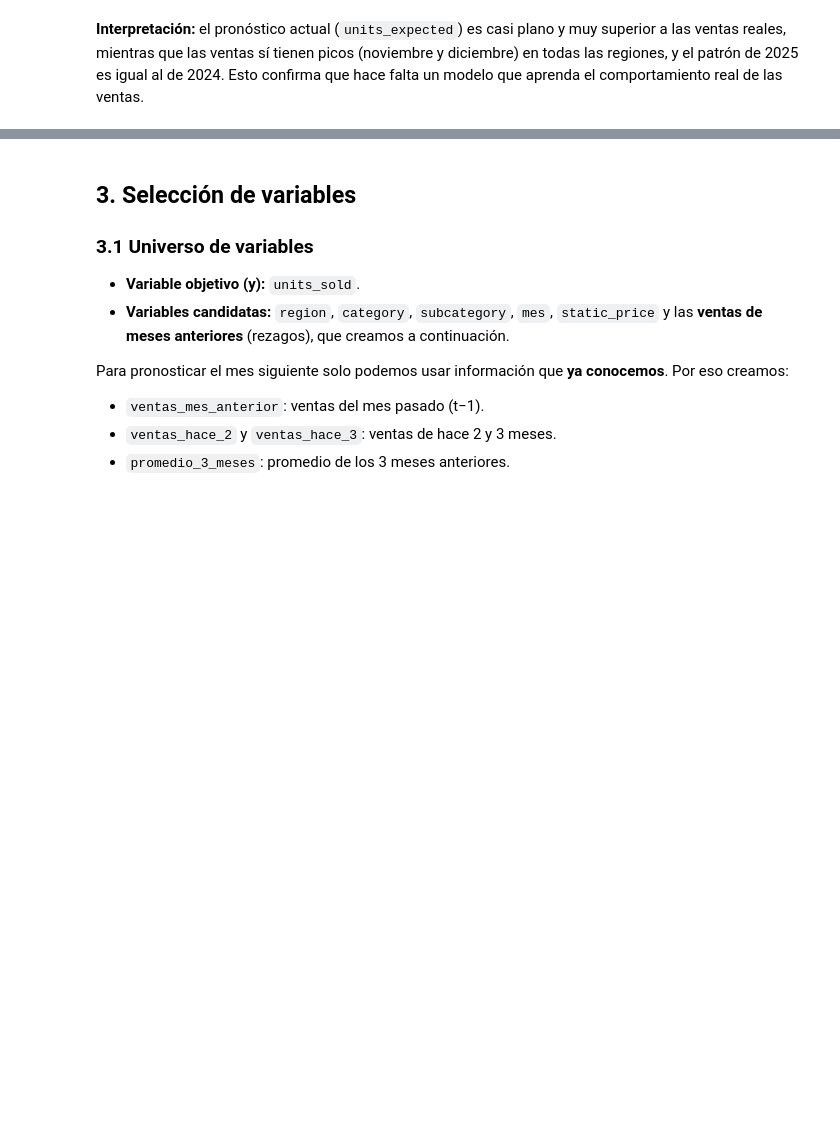
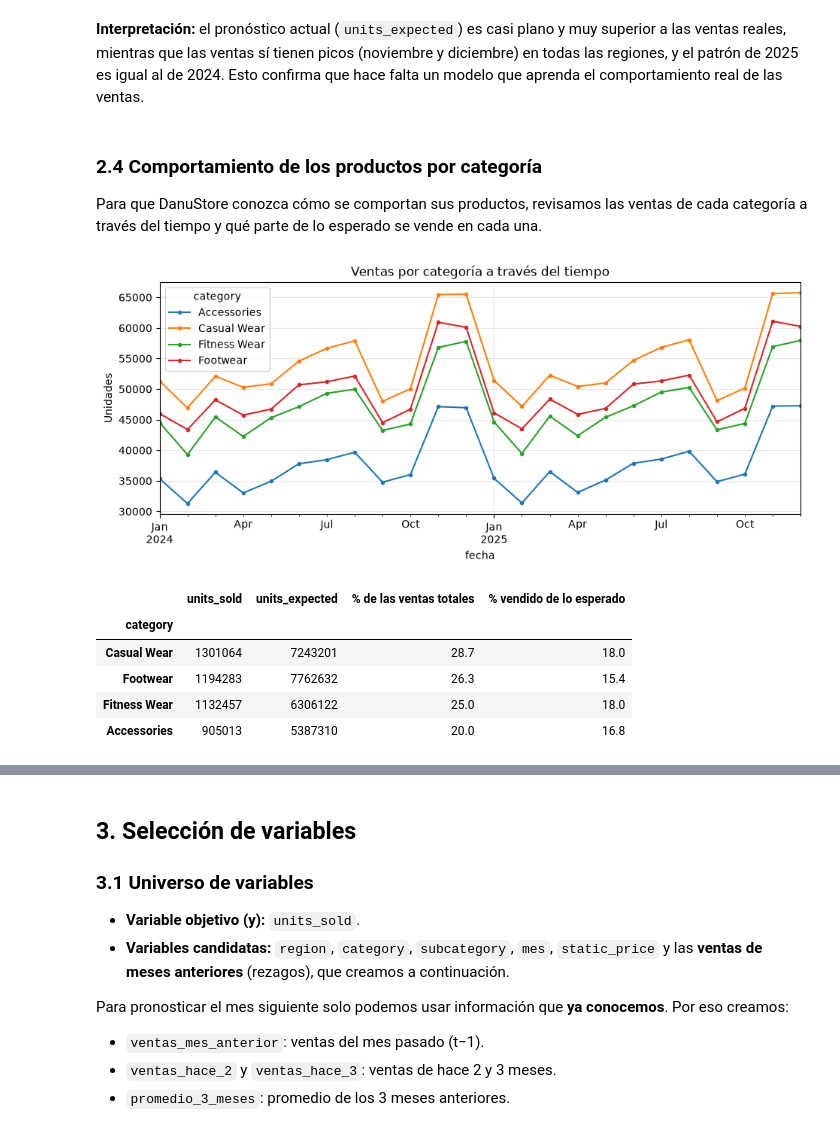
Before and after one commit to patatamanYT/no-entear, a Jupyter notebook: etapa_5_1_codigo/TI3002C_Etapa 5.1_Código ML_6_Jaime Hernández González.ipynb, the cells around one changed output, grey strips where cells are left out. Drawn from its saved outputs; the diff is of its cells as text; code cells hidden in the pictures; blank space fills up the shorter version.

```diff
--- a/etapa_5_1_codigo/TI3002C_Etapa 5.1_Código ML_6_Jaime Hernández González.ipynb
+++ b/etapa_5_1_codigo/TI3002C_Etapa 5.1_Código ML_6_Jaime Hernández González.ipynb
@@ -151,3 +151,29 @@ plt.show()
 [figure]
 # %% [markdown]
 **Interpretación:** el pronóstico actual (`units_expected`) es casi plano y muy superior a las ventas reales, mientras que las ventas sí tienen picos (noviembre y diciembre) en todas las regiones, y el patrón de 2025 es igual al de 2024. Esto confirma que hace falta un modelo que aprenda el comportamiento real de las ventas.
+# %% [markdown]
+### 2.4 Comportamiento de los productos por categoría
+Para que DanuStore conozca cómo se comportan sus productos, revisamos las ventas de cada categoría a través del tiempo y qué parte de lo esperado se vende en cada una.
+# %%
+# Ventas de cada categoría por mes
+por_categoria_mes = df.pivot_table(index='fecha', columns='category', values='units_sold', aggfunc='sum')
+
+por_categoria_mes.plot(figsize=(11, 4), marker='.')
+plt.title('Ventas por categoría a través del tiempo')
+plt.ylabel('Unidades')
+plt.grid(alpha=0.3)
+plt.show()
+
+# Resumen por categoría
+por_categoria = df.groupby('category')[['units_sold', 'units_expected']].sum()
+por_categoria['% de las ventas totales'] = (por_categoria['units_sold'] / por_categoria['units_sold'].sum() * 100).round(1)
+por_categoria['% vendido de lo esperado'] = (por_categoria['units_sold'] / por_categoria['units_expected'] * 100).round(1)
+por_categoria.sort_values('% de las ventas totales', ascending=False)
+# %% [output]
+[figure, added]
+|  | units_sold | units_expected | % de las ventas totales | % vendido de lo esperado |
+| category |  |  |  |  |
+| Casual Wear | 1301064 | 7243201 | 28.7 | 18.0 |
+| Footwear | 1194283 | 7762632 | 26.3 | 15.4 |
+| Fitness Wear | 1132457 | 6306122 | 25.0 | 18.0 |
+| Accessories | 905013 | 5387310 | 20.0 | 16.8 |
```
Also changed, not shown: parts of 10 cells of this notebook, 3 other files.
